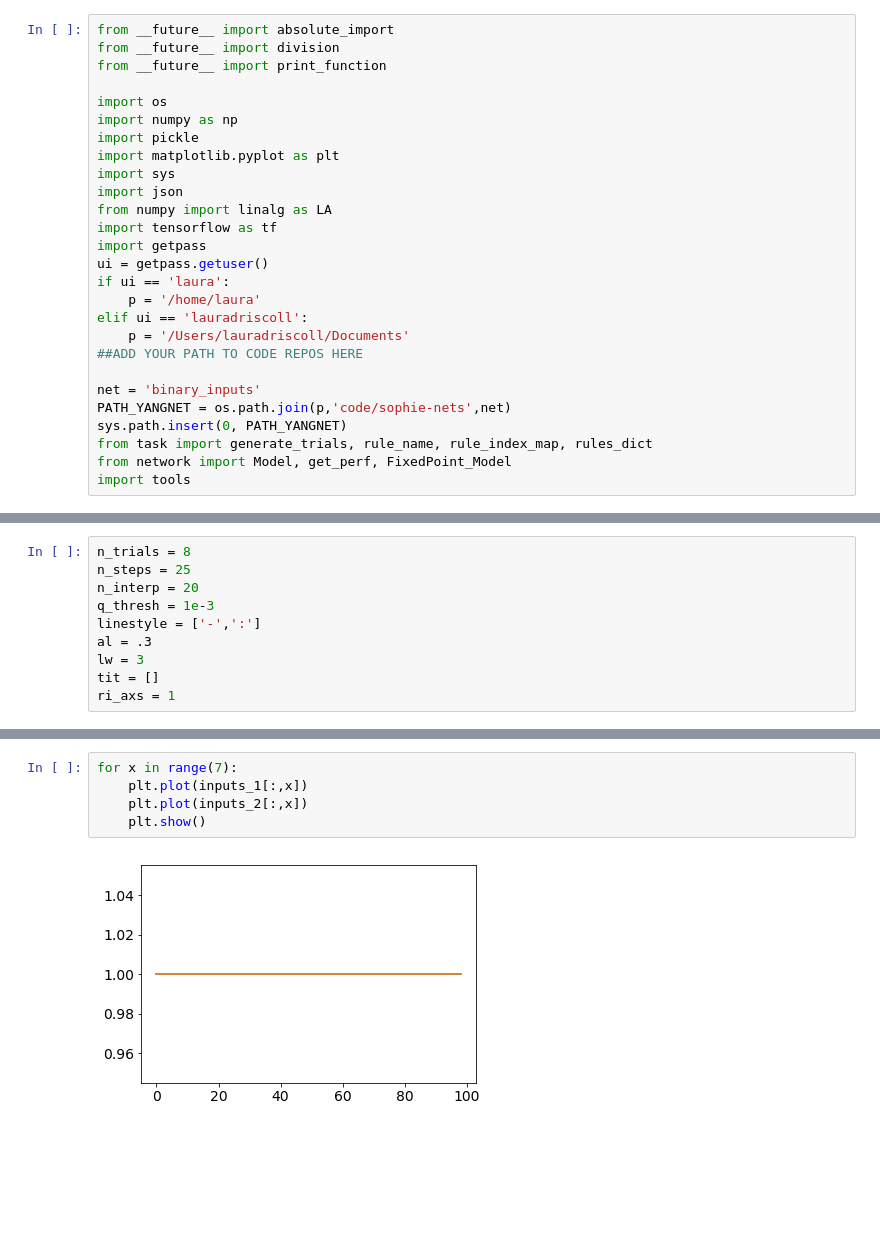
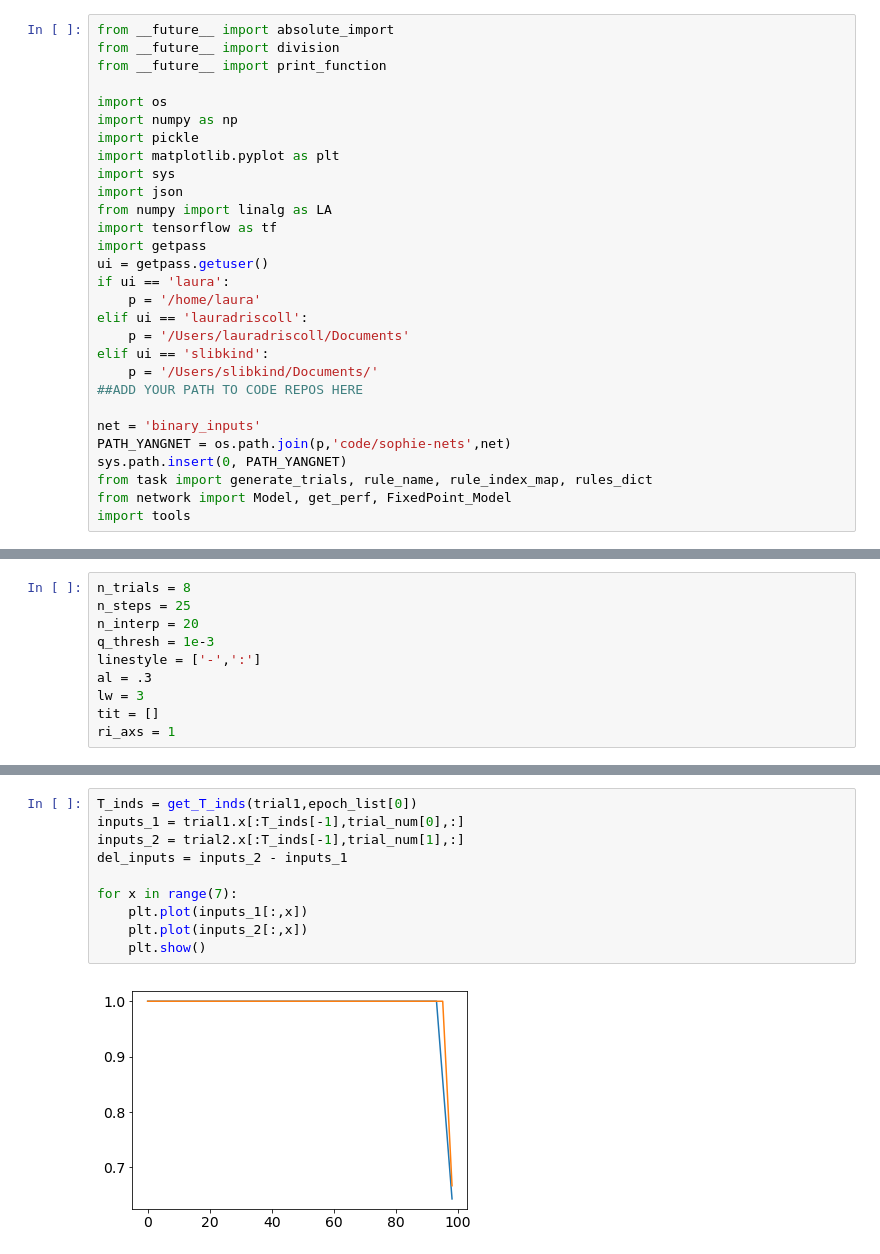
Before and after one commit to lauradriscoll/sophie-nets, a Jupyter notebook: analysis/notebooks/tutorial.ipynb, the cells around one changed output, grey strips where cells are left out. Drawn from its saved outputs; the diff is of its cells as text; blank space fills up the shorter version.

```diff
--- a/analysis/notebooks/tutorial.ipynb
+++ b/analysis/notebooks/tutorial.ipynb
@@ -17,6 +17,8 @@ if ui == 'laura':
     p = '/home/laura'
 elif ui == 'lauradriscoll':
     p = '/Users/lauradriscoll/Documents'
+elif ui == 'slibkind':
+    p = '/Users/slibkind/Documents/'
 ##ADD YOUR PATH TO CODE REPOS HERE
 
 net = 'binary_inputs'
@@ -653,8 +669,13 @@ Model restored from file: /Users/lauradriscoll/Documents/data/sophie-nets/binary
 # %%
+T_inds = get_T_inds(trial1,epoch_list[0])
+inputs_1 = trial1.x[:T_inds[-1],trial_num[0],:]
+inputs_2 = trial2.x[:T_inds[-1],trial_num[1],:]
+del_inputs = inputs_2 - inputs_1
+
 for x in range(7):
     plt.plot(inputs_1[:,x])
     plt.plot(inputs_2[:,x])
     plt.show()
 # %% [output]
-[figure, old version]
+[figure, new version]
 [figure]
```
Also changed, not shown: parts of 11 cells of this notebook, 13 other files.
